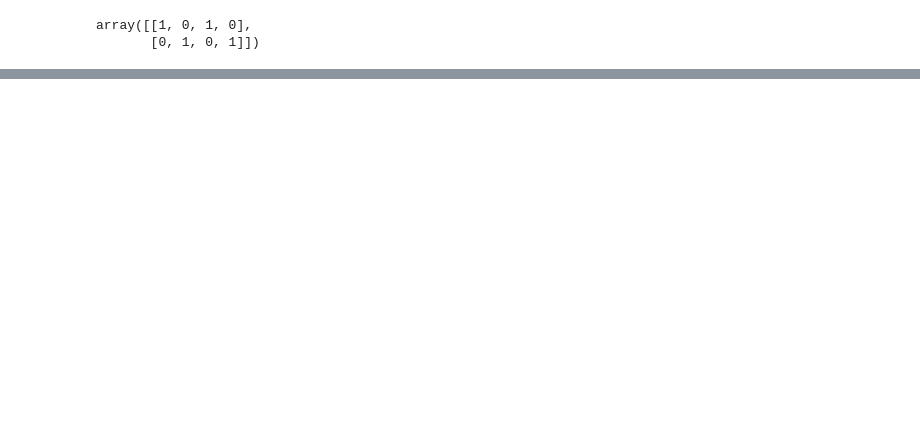
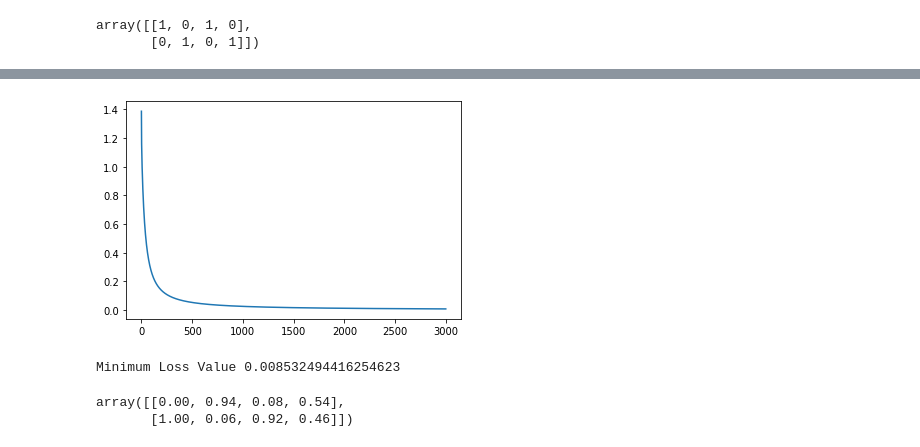
Before and after one commit to panks11/CE889, a Jupyter notebook: labs/Deep_Learning.ipynb, the cells around one changed output, grey strips where cells are left out. Saved outputs shown, nothing was run; the diff lists cells and outputs as text; code cells hidden in the pictures; blank space fills up the shorter version.

```diff
--- a/labs/Deep_Learning.ipynb
+++ b/labs/Deep_Learning.ipynb
@@ -174,0 +219,3 @@ calc_output_loss(X,gt_y)
+# %%
+def sigmoid(Z):
+    return 1/(1+np.exp(-Z))
@@ -174,0 +231,4 @@ calc_output_loss(X,gt_y)
+# %%
+yhat,loss = forward_propogation(X,y,W,b)
+print(yhat)
+print(loss)
@@ -174,0 +307,9 @@ calc_output_loss(X,gt_y)
+# %%
+Xtest = np.array([
+              [0,12,0,3],
+              [5,2,3,8],
+              [11,5,4,7],
+              [2,9,8,7],
+              [5,10,9,9],
+              [3,13,0,3]
+              ])
@@ -174,0 +370,28 @@ calc_output_loss(X,gt_y)
+# %%
+Xtrain = np.array([
+              [1,6,8,0],
+              [33,2,3,5],
+              [1,6,6,7],
+              [2,9,8,4],
+              [5,6,9,6,],
+              [32,13,0,2]
+              ])
+ytrain = np.array([
+              [1,0,1,0],
+              [0,1,0,1]
+              ])
+Xtest = np.array([
+              [0,12,0,3],
+              [5,2,3,8],
+              [11,5,4,7],
+              [2,9,8,7],
+              [5,10,9,9],
+              [3,13,0,3]
+              ])
+
+obj = NN(Xtrain,ytrain)
+obj.fit(0.01)
+print("Minimum Loss Value {}".format(obj.loss_lst[-1]))
+# %% [output]
+[figure, added]
+Minimum Loss Value 0.008532494416254623
@@ -174,0 +401,5 @@ calc_output_loss(X,gt_y)
+# %%
+obj.predict(Xtest)
+# %% [output]
+array([[0.00, 0.94, 0.08, 0.54],
+       [1.00, 0.06, 0.92, 0.46]])
```
Also changed, not shown: parts of 30 cells of this notebook.
